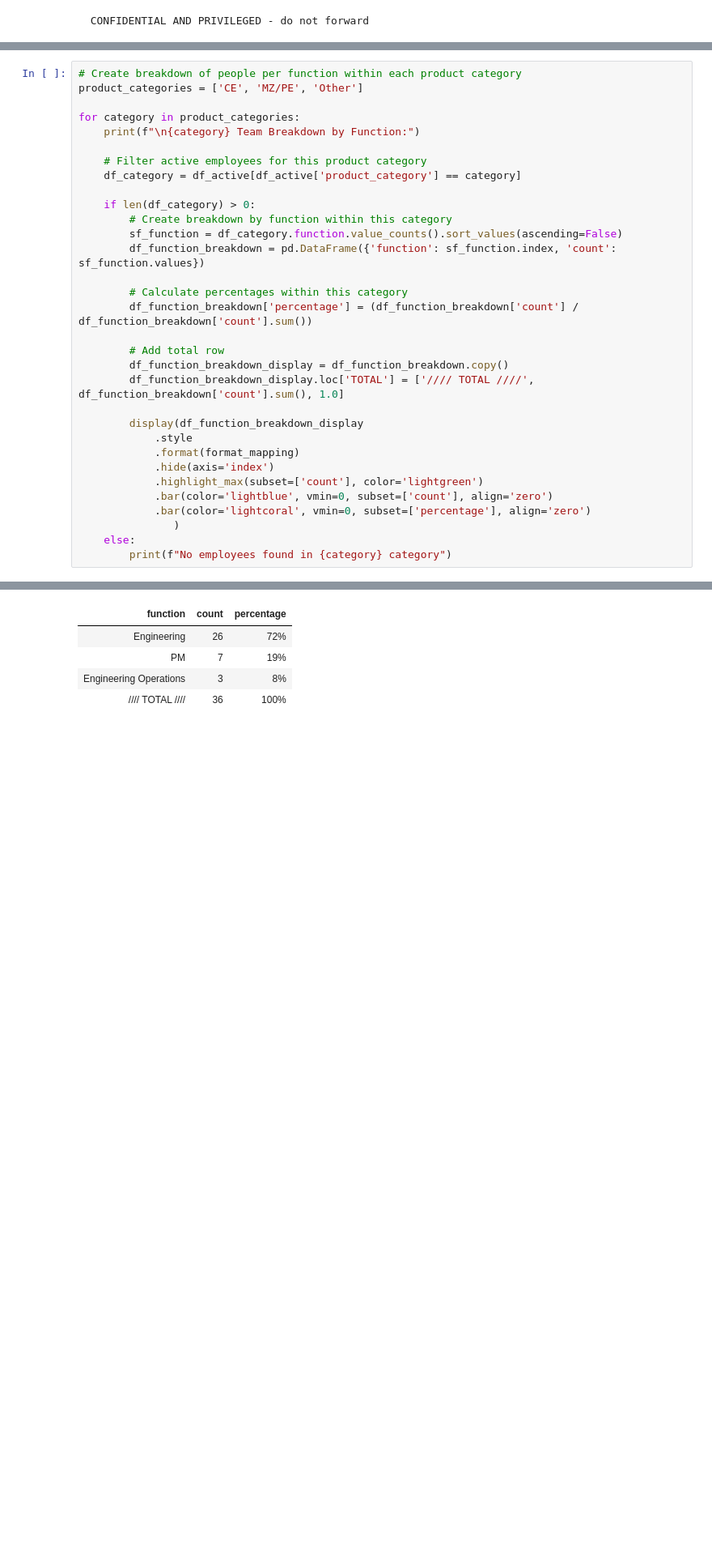
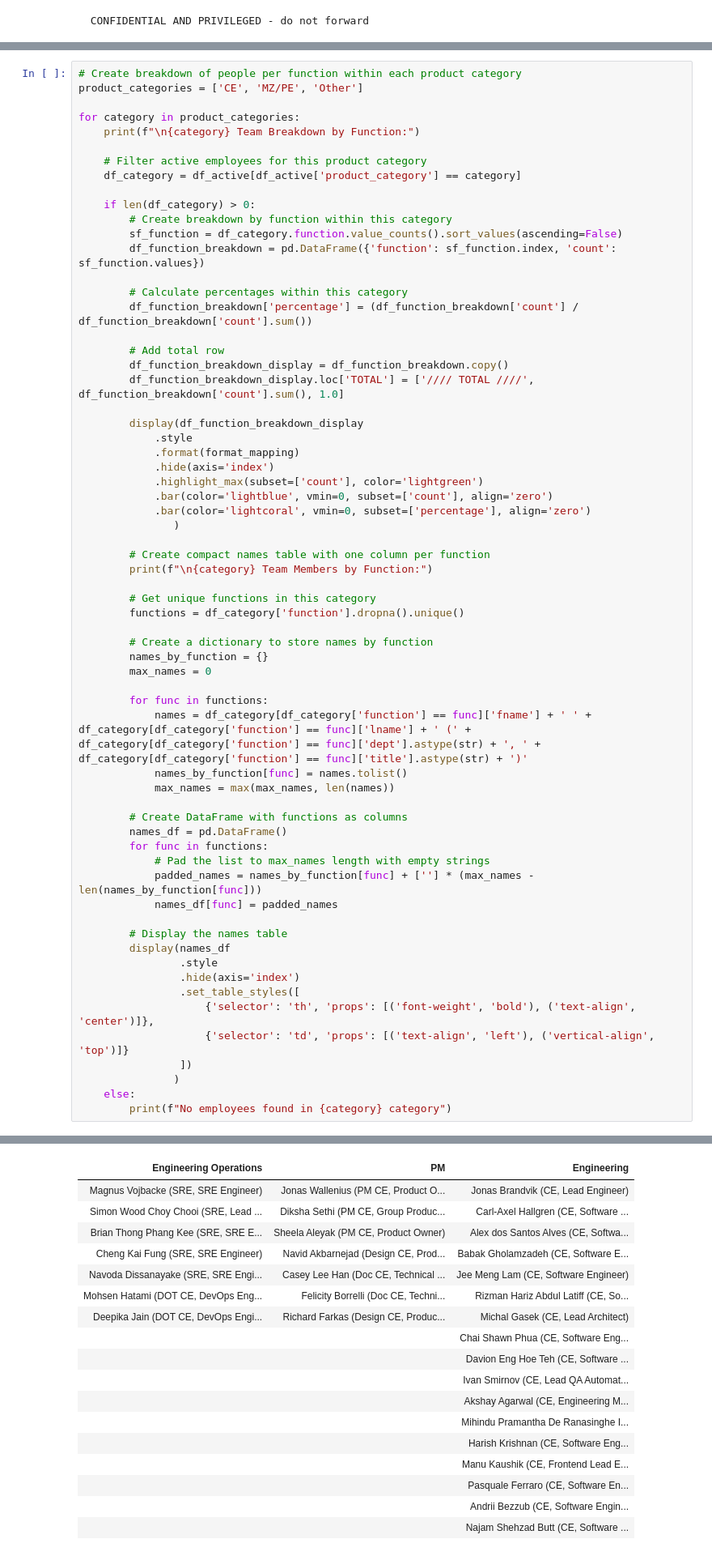
Before and after one commit to demedlher/PRODTECH_INVESTMENTS, a Jupyter notebook: PT-headcount.ipynb, the cells around one changed output, grey strips where cells are left out. Shown at 81% size. Saved outputs shown, nothing was run; the diff lists cells and outputs as text; blank space fills up the shorter version.

```diff
--- a/PT-headcount.ipynb
+++ b/PT-headcount.ipynb
@@ -733,6 +733,38 @@ for category in product_categories:
             .bar(color='lightblue', vmin=0, subset=['count'], align='zero')
             .bar(color='lightcoral', vmin=0, subset=['percentage'], align='zero')
                )
+
+        # Create compact names table with one column per function
+        print(f"\n{category} Team Members by Function:")
+
+        # Get unique functions in this category
+        functions = df_category['function'].dropna().unique()
+
+        # Create a dictionary to store names by function
+        names_by_function = {}
+        max_names = 0
+
+        for func in functions:
+            names = df_category[df_category['function'] == func]['fname'] + ' ' + df_category[df_category['function'] == func]['lname'] + ' (' + df_category[df_category['function'] == func]['dept'].astype(str) + ', ' + df_category[df_category['function'] == func]['title'].astype(str) + ')'
+            names_by_function[func] = names.tolist()
+            max_names = max(max_names, len(names))
+
+        # Create DataFrame with functions as columns
+        names_df = pd.DataFrame()
+        for func in functions:
+            # Pad the list to max_names length with empty strings
+            padded_names = names_by_function[func] + [''] * (max_names - len(names_by_function[func]))
+            names_df[func] = padded_names
+
+        # Display the names table
+        display(names_df
+                .style
+                .hide(axis='index')
+                .set_table_styles([
+                    {'selector': 'th', 'props': [('font-weight', 'bold'), ('text-align', 'center')]},
+                    {'selector': 'td', 'props': [('text-align', 'left'), ('vertical-align', 'top')]}
+                ])
+               )
     else:
         print(f"No employees found in {category} category")
 # %% [output]
@@ -746,5 +778,18 @@ MZ/PE Team Breakdown by Function:
-| function | count | percentage |
-| Engineering | 26 | 72% |
-| PM | 7 | 19% |
-| Engineering Operations | 3 | 8% |
-| //// TOTAL //// | 36 | 100% |
+| Engineering Operations | PM | Engineering |
+| Magnus Vojbacke (SRE, SRE Engineer) | Jonas Wallenius (PM CE, Product O... | Jonas Brandvik (CE, Lead Engineer) |
+| Simon Wood Choy Chooi (SRE, Lead ... | Diksha Sethi (PM CE, Group Produc... | Carl-Axel Hallgren (CE, Software ... |
+| Brian Thong Phang Kee (SRE, SRE E... | Sheela Aleyak (PM CE, Product Owner) | Alex dos Santos Alves (CE, Softwa... |
+| Cheng Kai Fung (SRE, SRE Engineer) | Navid Akbarnejad (Design CE, Prod... | Babak Gholamzadeh (CE, Software E... |
+| Navoda Dissanayake (SRE, SRE Engi... | Casey Lee Han (Doc CE, Technical ... | Jee Meng Lam (CE, Software Engineer) |
+| Mohsen Hatami (DOT CE, DevOps Eng... | Felicity Borrelli (Doc CE, Techni... | Rizman Hariz Abdul Latiff (CE, So... |
+| Deepika Jain (DOT CE, DevOps Engi... | Richard Farkas (Design CE, Produc... | Michal Gasek (CE, Lead Architect) |
+|  |  | Chai Shawn Phua (CE, Software Eng... |
+|  |  | Davion Eng Hoe Teh (CE, Software ... |
+|  |  | Ivan Smirnov (CE, Lead QA Automat... |
+|  |  | Akshay Agarwal (CE, Engineering M... |
+|  |  | Mihindu Pramantha De Ranasinghe I... |
+|  |  | Harish Krishnan (CE, Software Eng... |
+|  |  | Manu Kaushik (CE, Frontend Lead E... |
+|  |  | Pasquale Ferraro (CE, Software En... |
+|  |  | Andrii Bezzub (CE, Software Engin... |
+|  |  | Najam Shehzad Butt (CE, Software ... |
```
Also changed, not shown: parts of 1 cell of this notebook.
